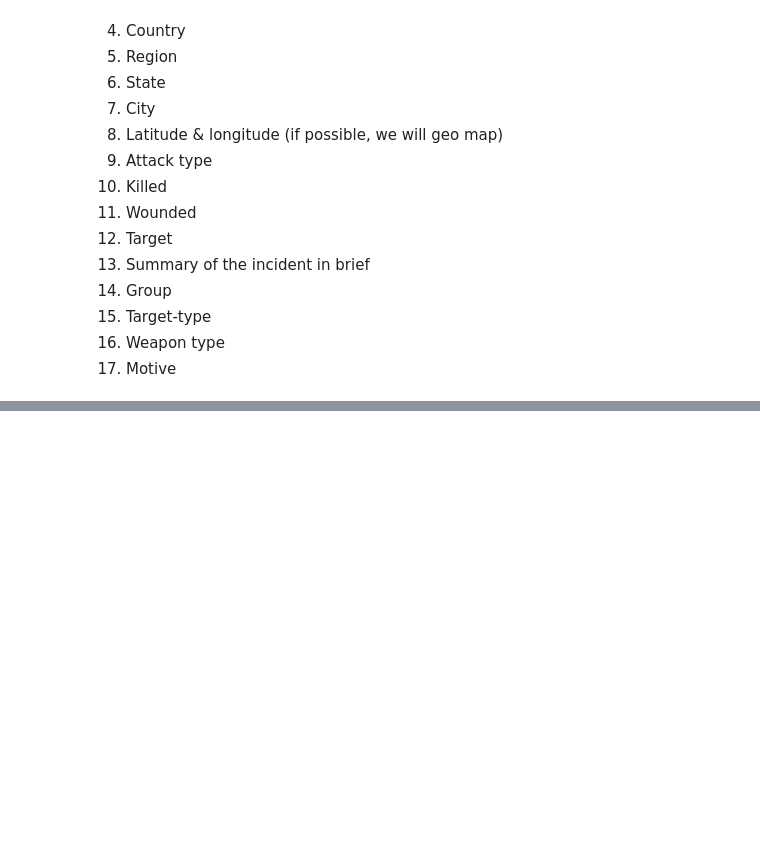
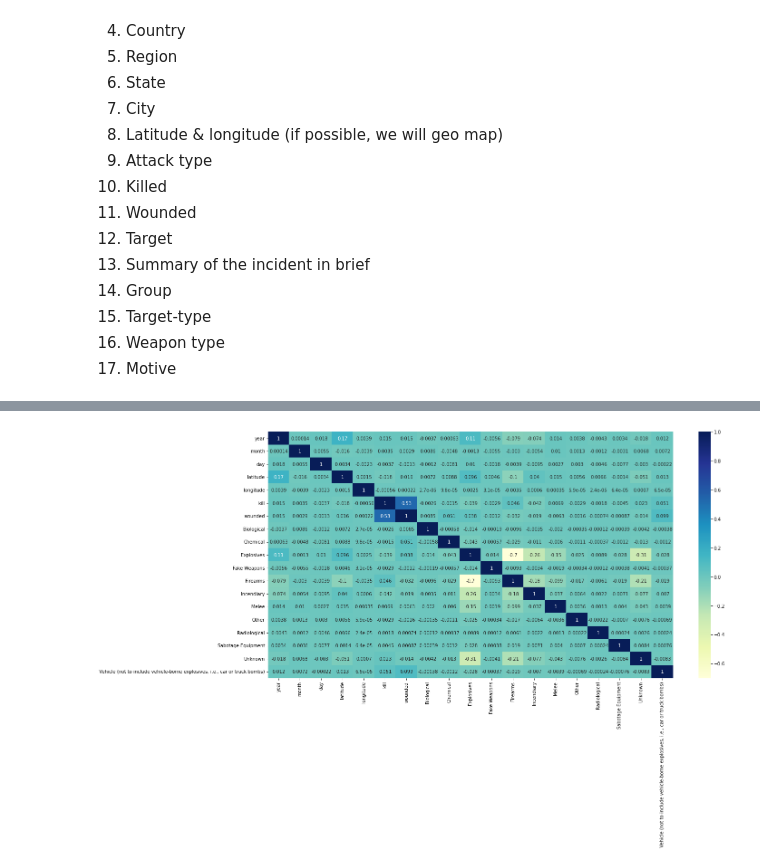
Before and after one commit to Amol2332/eda-on-global-terrorism, a Jupyter notebook: amol_eda.ipynb, the cells around one changed output, grey strips where cells are left out. Saved outputs shown, nothing was run; the diff lists cells and outputs as text; code cells hidden in the pictures; blank space fills up the shorter version.

```diff
--- a/amol_eda.ipynb
+++ b/amol_eda.ipynb
@@ -270,0 +273,3 @@ df2 = df[df['iyear','imonth', 'iday','country_txt','region_txt','provstate','cit
+# %%
+df2 = df[['iyear','imonth', 'iday','country_txt','region_txt','provstate','city','latitude','longitude','nkill','nwound','targtype1_txt','motive','weaptype1_txt']]
+df2.head()
@@ -270,0 +303,3 @@ df2 = df[df['iyear','imonth', 'iday','country_txt','region_txt','provstate','cit
+# %%
+df2.rename(columns = {'iyear':'year','imonth':'month', 'iday':'day','country_txt':'country','region_txt':'region','provstate':'state','nkill':'kill','nwound':'wounded','targtype1_txt':'target','weaptype1_txt':'weapon'}, inplace =True)
+df2.head()
@@ -270,0 +351,3 @@ df2 = df[df['iyear','imonth', 'iday','country_txt','region_txt','provstate','cit
+# %%
+a = pd.get_dummies(df2['weapon'], dtype = int)
+a.head()
@@ -274,0 +387,3 @@ len(null_value_list)
+# %%
+df3 = pd.concat([df2,a], axis = 1)
+df3.head()
@@ -275,3 +418,10 @@ len(null_value_list)
+# %%
+
+plt.figure(figsize=(20,10))
+dataplot = sb.heatmap(df3.corr(), cmap="YlGnBu", annot=True)
+plt.show()
+# %% [output]
+[figure, added]
 # %%
 fig = px.choropleth(df, locations="country",
 color="guest",
```
Also changed, not shown: parts of 14 cells of this notebook.
